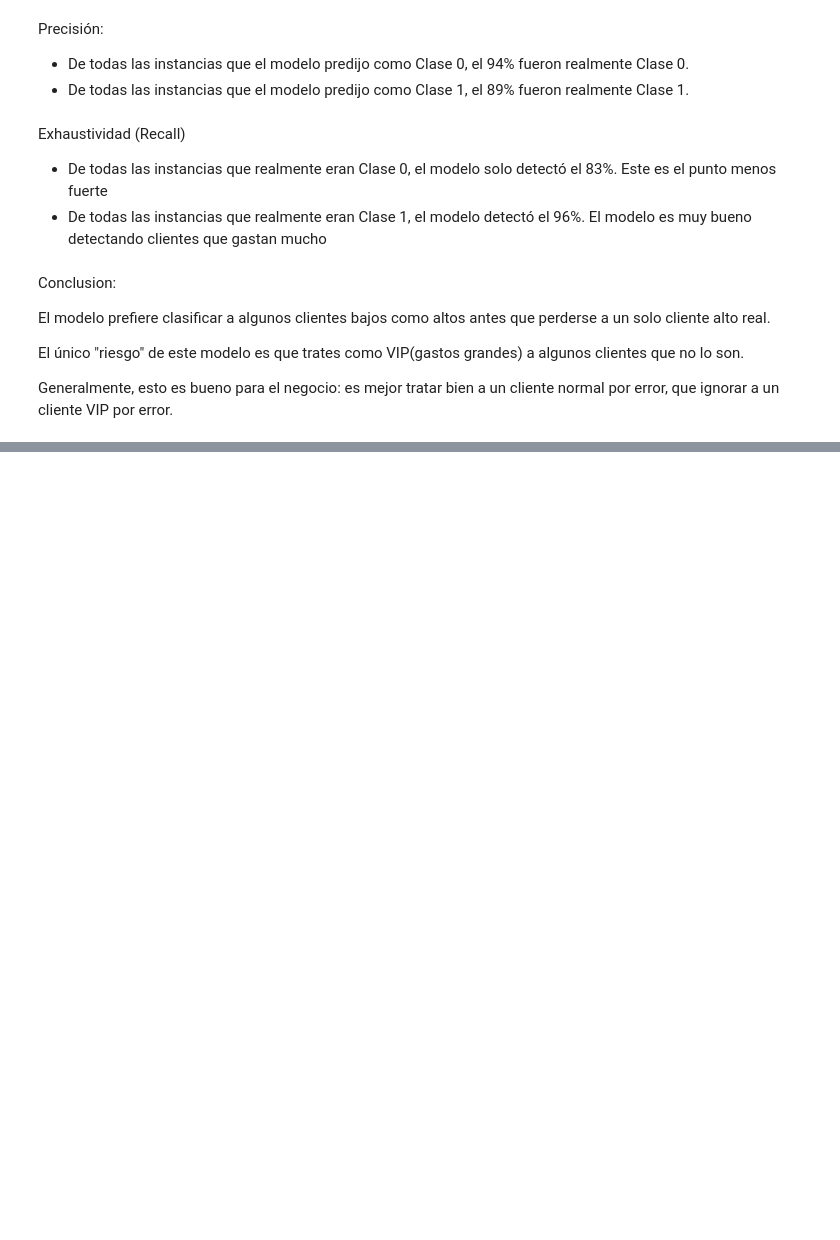
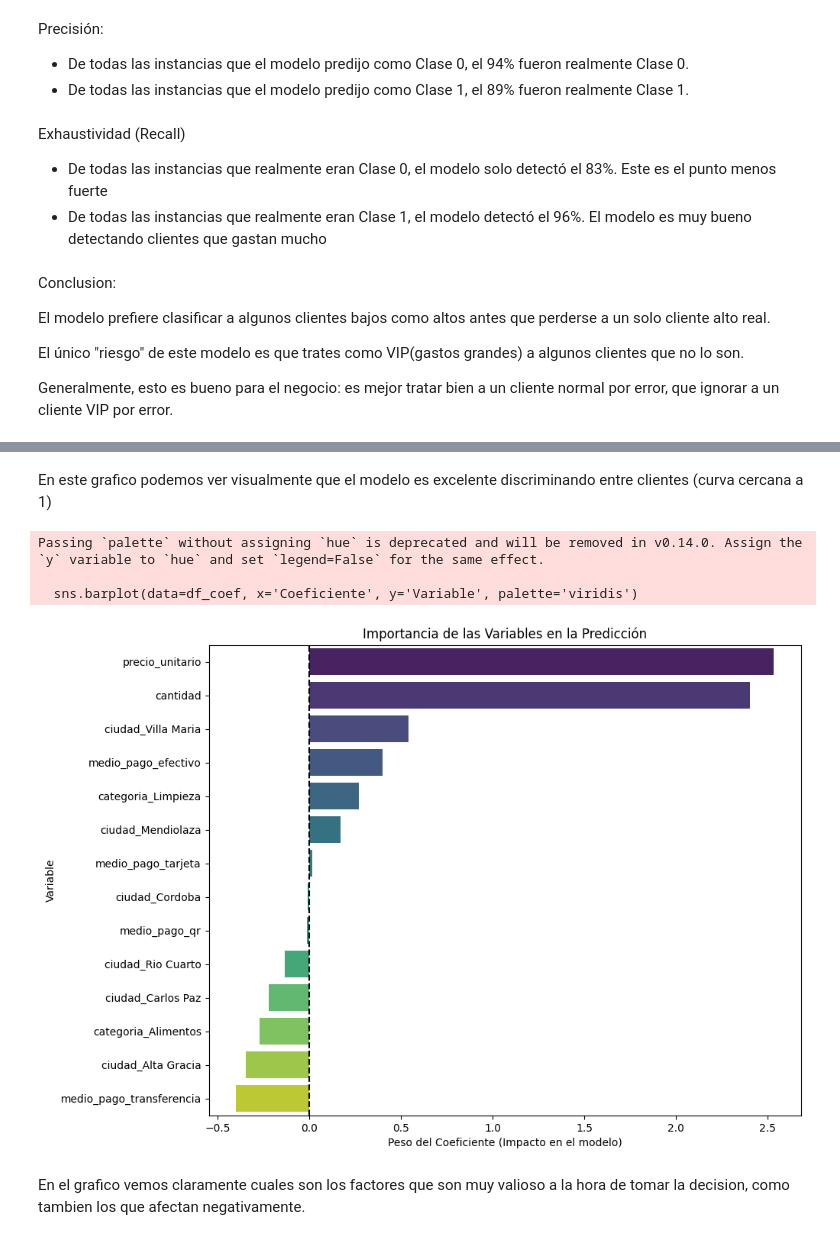
Before and after one commit to luisestebanardiles/Proyecto-Aurelion, a Jupyter notebook: machine_learning.ipynb, the cells around one changed output, grey strips where cells are left out. Saved outputs shown, nothing was run; the diff lists cells and outputs as text; code cells hidden in the pictures; blank space fills up the shorter version.

Commit message:
agregue 2 graficos

```diff
--- a/machine_learning.ipynb
+++ b/machine_learning.ipynb
@@ -292,0 +342,36 @@ Generalmente, esto es bueno para el negocio: es mejor tratar bien a un cliente n
+# %% [markdown]
+En este grafico podemos ver visualmente que el modelo es excelente discriminando entre clientes (curva cercana a 1)
+# %%
+import pandas as pd
+import seaborn as sns
+
+# 1. Extraer los coeficientes del modelo
+coeficientes = modelo_logistico.coef_[0]
+
+# 2. Obtener los nombres de las columnas (Asumiendo que X_test_prep ya es un DataFrame con nombres)
+# Si X_test_prep es un array de numpy, necesitas recuperar los nombres del preprocessor como vimos antes.
+nombres_columnas = X_test_prep.columns
+
+# 3. Crear un DataFrame para graficar
+df_coef = pd.DataFrame({
+    'Variable': nombres_columnas,
+    'Coeficiente': coeficientes
+})
+
+# 4. Ordenar por magnitud para verlo mejor
+df_coef = df_coef.sort_values(by='Coeficiente', ascending=False)
+
+# 5. Graficar
+plt.figure(figsize=(10, 8))
+sns.barplot(data=df_coef, x='Coeficiente', y='Variable', palette='viridis')
+plt.title('Importancia de las Variables en la Predicción')
+plt.xlabel('Peso del Coeficiente (Impacto en el modelo)')
+plt.axvline(x=0, color='black', linestyle='--') # Línea central en 0
+plt.show()
+# %% [output]
+Passing `palette` without assigning `hue` is deprecated and will be removed in v0.14.0. Assign the `y` variable to `hue` and set `legend=False` for the same effect.
+
+  sns.barplot(data=df_coef, x='Coeficiente', y='Variable', palette='viridis')
+[figure, added]
+# %% [markdown]
+En el grafico vemos claramente cuales son los factores que son muy valioso a la hora de tomar la decision, como tambien los que afectan negativamente.
```
Also changed, not shown: parts of 2 cells of this notebook.
